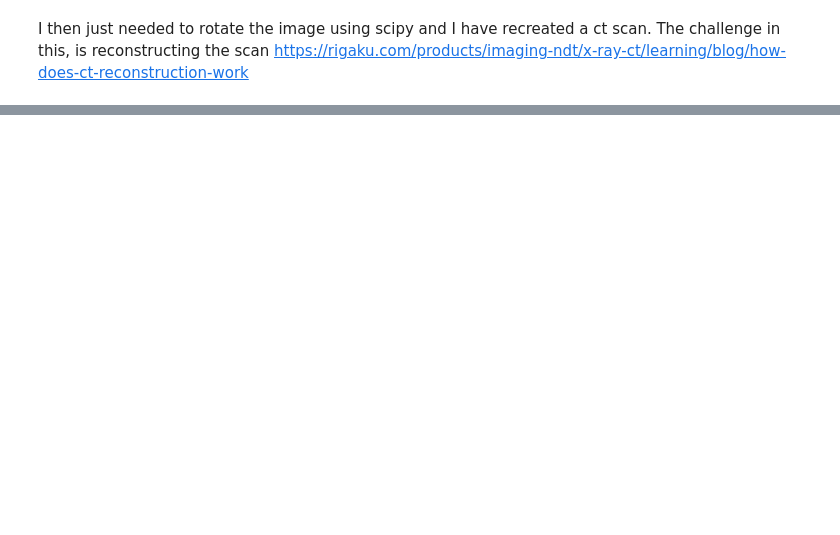
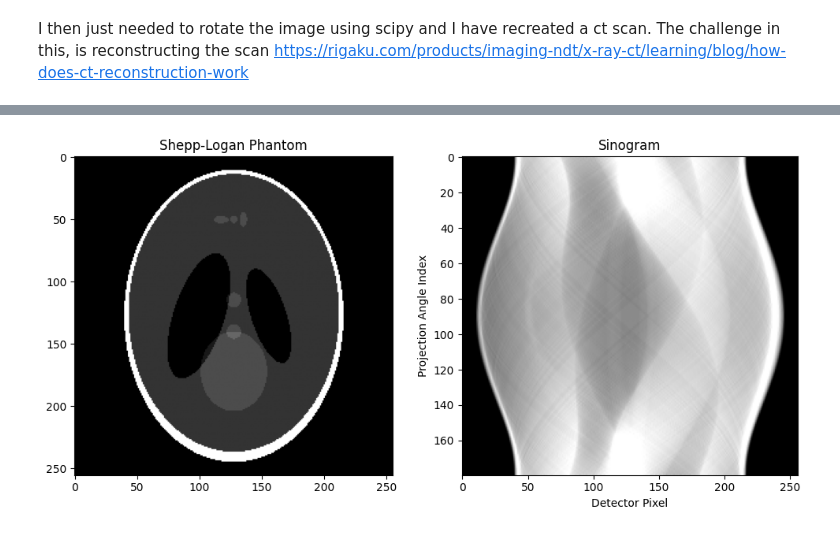
Before and after one commit to ReeceG499/x-ray-attenuation, a Jupyter notebook: code/Experimenting.ipynb, the cells around one changed output, grey strips where cells are left out. Drawn from its saved outputs; the diff is of its cells as text; code cells hidden in the pictures; blank space fills up the shorter version.

```diff
--- a/code/Experimenting.ipynb
+++ b/code/Experimenting.ipynb
@@ -270,0 +317,34 @@ KeyboardInterrupt:
+# %%
+import numpy as np
+from scipy import ndimage
+import matplotlib.pyplot as plt
+import phantomgen as pg
+
+P = pg.phantom()  # Assume shape (H, W)
+I0 = 1
+pixel_thickness_cm = 0.1  # Define appropriately
+width = P.shape[1]
+
+angles = np.linspace(0, 180, num=180)
+sinogram = np.zeros((len(angles), width))
+
+for i, angle in enumerate(angles):
+    rotated = ndimage.rotate(P, angle, axes=(1, 0), reshape=False, order=1)
+    projection = rotated.sum(axis=0)
+    I = np.exp(-projection * pixel_thickness_cm)
+    sinogram[i] = -np.log(I + 1e-6)  # gives line integral (as in CT)
+
+fig, axs = plt.subplots(1, 2, figsize=(10, 5))
+
+axs[0].imshow(P, cmap='gray')
+axs[0].set_title("Shepp-Logan Phantom")
+
+axs[1].imshow(sinogram, cmap='gray', aspect='auto', vmin=np.percentile(sinogram, 5), vmax=np.percentile(sinogram, 95))
+axs[1].set_title("Sinogram")
+axs[1].set_xlabel("Detector Pixel")
+axs[1].set_ylabel("Projection Angle Index")
+
+plt.tight_layout()
+plt.show()
+# %% [output]
+[figure, added]
```
Also changed, not shown: parts of 3 cells of this notebook, 13 other files.
